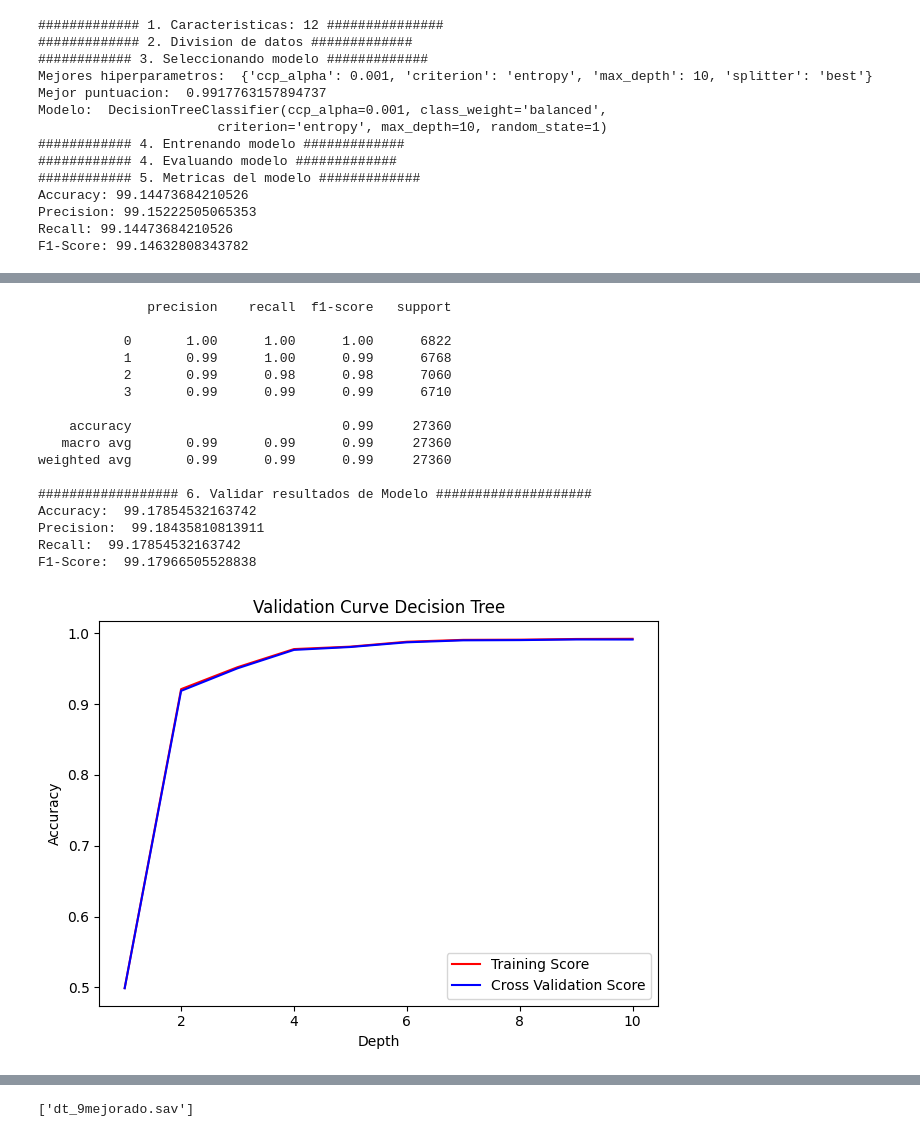
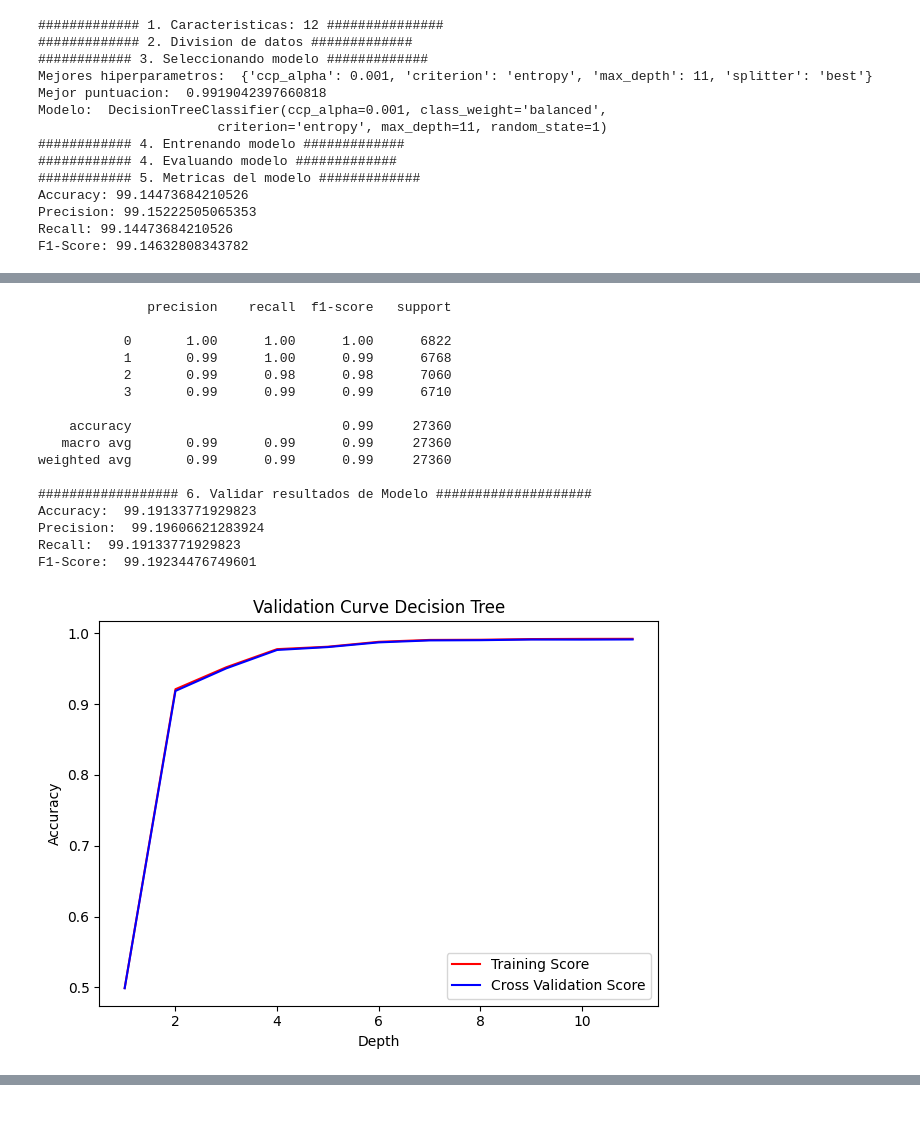
Before and after one commit to soyMA05/Clasiffication_TrafficSDN2, a Jupyter notebook: Fase4/dt/model_decisionTree.ipynb, the cells around one changed output, grey strips where cells are left out. Saved outputs shown, nothing was run; the diff lists cells and outputs as text; code cells hidden in the pictures.

```diff
--- a/Fase4/dt/model_decisionTree.ipynb
+++ b/Fase4/dt/model_decisionTree.ipynb
@@ -82,7 +82,7 @@ print("############ 3. Seleccionando modelo #############")
 skf = StratifiedKFold(n_splits=10, random_state=1, shuffle=True)
 
 """Seleccion de modelo """
-parametros_grid = [{'criterion':['gini','entropy','log_loss'],'max_depth':[5,6,7,8,9,10],
+parametros_grid = [{'criterion':['gini','entropy','log_loss'],'max_depth':[5,6,7,8,9,10,11],
                     'ccp_alpha':[0.001, 0.01,0.5, 1, 5, 10],
                     'splitter': [ 'best', 'random' ]}]
 dtree = DecisionTreeClassifier(class_weight = 'balanced', random_state=1)
@@ -171,44 +171,39 @@ plt.xlabel('False Positive Rate (Sensitivity)')
 plt.ylabel('True Positive Rate (1-Specificity)')
 plt.title('Curve ROC DT Model ')
 plt.legend(loc="lower right")
 #plt.savefig('DT_curveroc.png')
 plt.show()
 # %% [output]
 ############# 1. Caracteristicas: 12 ###############
 ############# 2. Division de datos #############
 ############ 3. Seleccionando modelo #############
-Mejores hiperparametros:  {'ccp_alpha': 0.001, 'criterion': 'entropy', 'max_depth': 10, 'splitter': 'best'}
-Mejor puntuacion:  0.9917763157894737
+Mejores hiperparametros:  {'ccp_alpha': 0.001, 'criterion': 'entropy', 'max_depth': 11, 'splitter': 'best'}
+Mejor puntuacion:  0.9919042397660818
 Modelo:  DecisionTreeClassifier(ccp_alpha=0.001, class_weight='balanced',
-                       criterion='entropy', max_depth=10, random_state=1)
+                       criterion='entropy', max_depth=11, random_state=1)
 ############ 4. Entrenando modelo #############
 ############ 4. Evaluando modelo #############
 ############ 5. Metricas del modelo #############
 Accuracy: 99.14473684210526
 Precision: 99.15222505065353
 Recall: 99.14473684210526
 F1-Score: 99.14632808343782
 [figure]
               precision    recall  f1-score   support
 
            0       1.00      1.00      1.00      6822
            1       0.99      1.00      0.99      6768
            2       0.99      0.98      0.98      7060
            3       0.99      0.99      0.99      6710
 
     accuracy                           0.99     27360
    macro avg       0.99      0.99      0.99     27360
 weighted avg       0.99      0.99      0.99     27360
 
 ################## 6. Validar resultados de Modelo ####################
-Accuracy:  99.17854532163742
-Precision:  99.18435810813911
-Recall:  99.17854532163742
-F1-Score:  99.17966505528838
+Accuracy:  99.19133771929823
+Precision:  99.19606621283924
+Recall:  99.19133771929823
+F1-Score:  99.19234476749601
-[figure, old version]
+[figure, new version]
 [figure]
-# %%
-import joblib
-joblib.dump(clf_dtree, 'dt_9mejorado.sav')
-# %% [output]
-['dt_9mejorado.sav']
```
Also changed, not shown: parts of 1 cell of this notebook, 1 other file.
